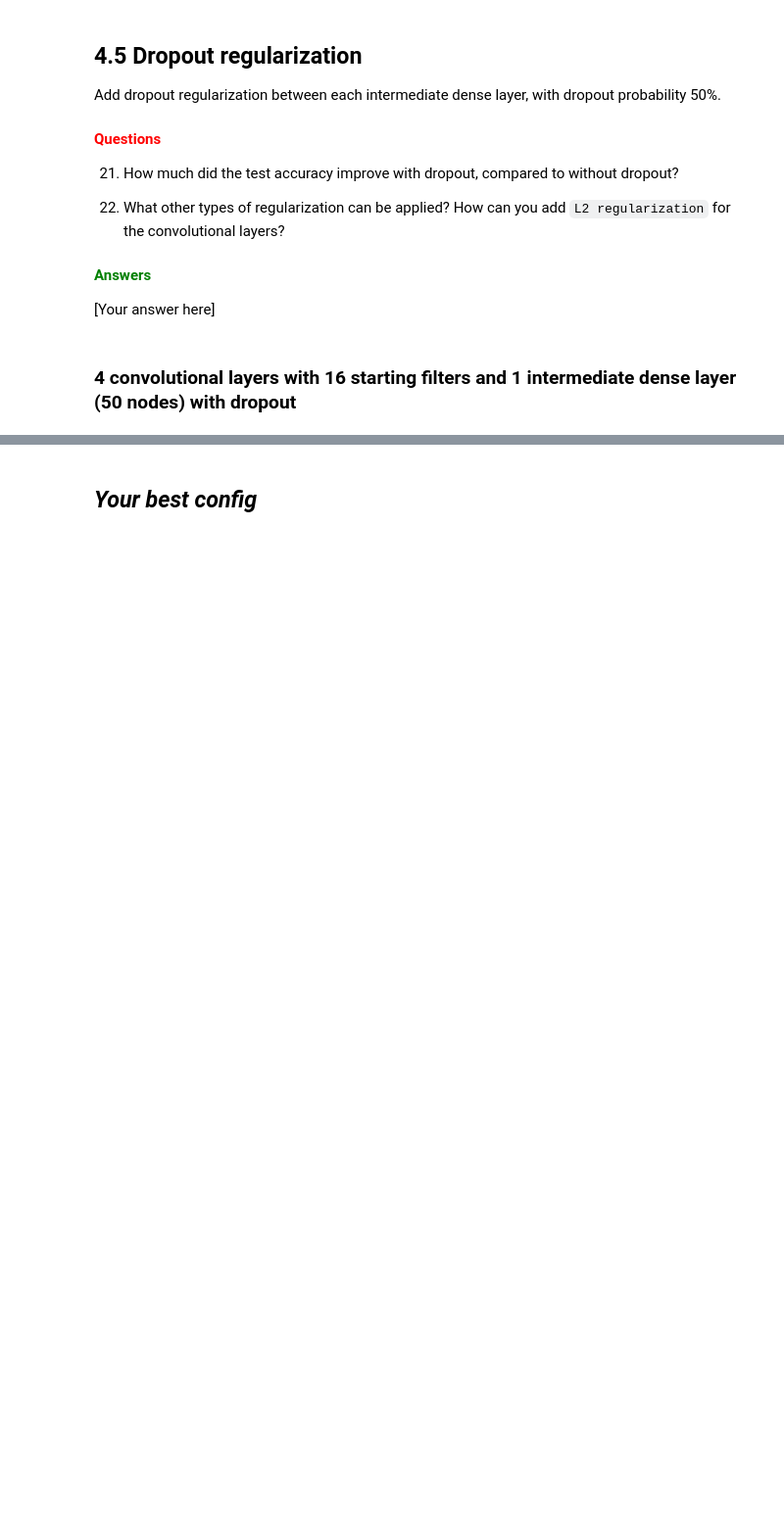
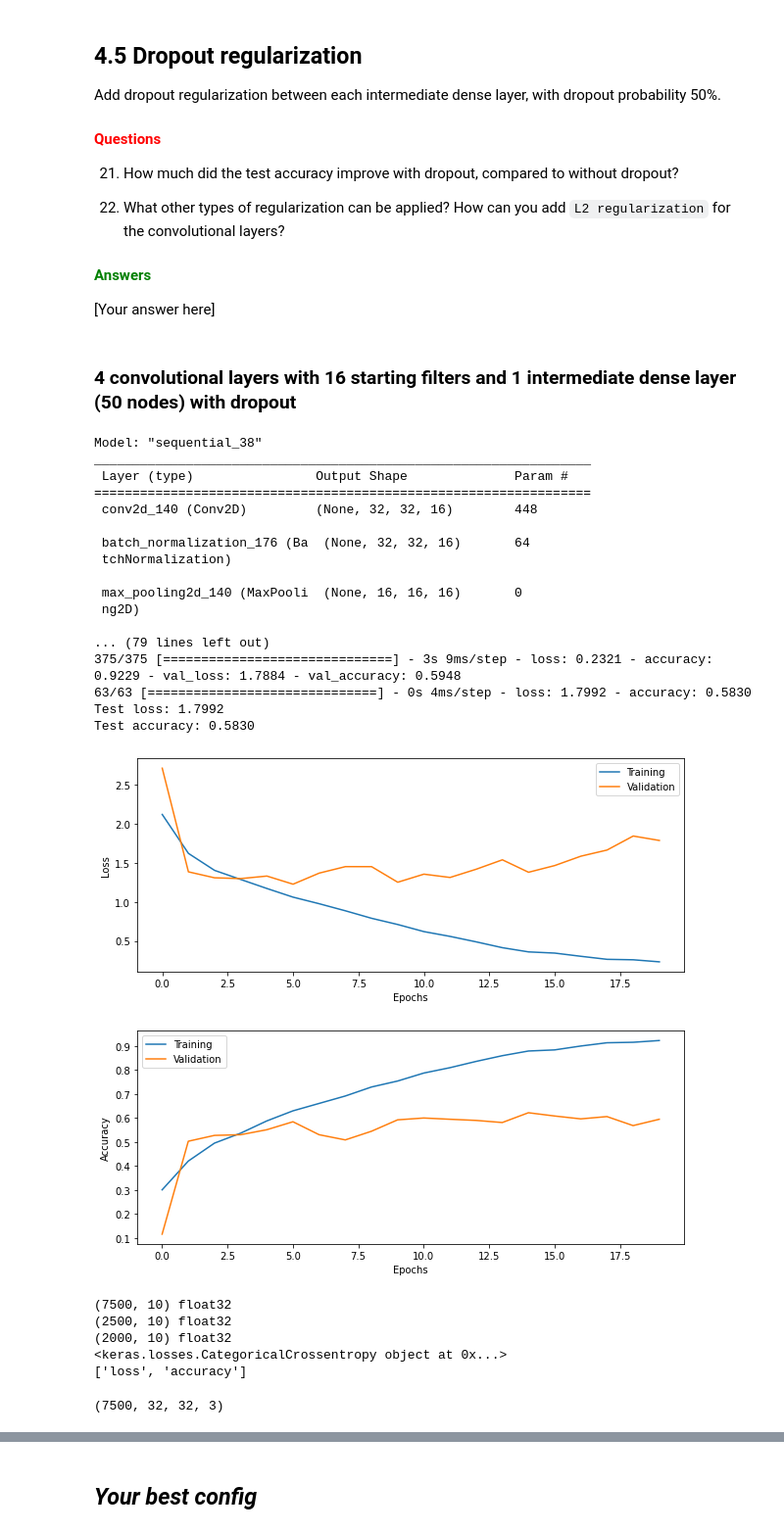
Before and after one commit to njmurov-ux/DLLabs, a Jupyter notebook: Lab 3/CNN_Lab.ipynb, the cells around one changed output, grey strips where cells are left out. Shown at 98% size. Cells and saved outputs as stored; diff of their text form; code cells hidden in the pictures; blank space fills up the shorter version.

```diff
--- a/Lab 3/CNN_Lab.ipynb
+++ b/Lab 3/CNN_Lab.ipynb
@@ -602,28 +692,85 @@ Add dropout regularization between each intermediate dense layer, with dropout p
 # %% [markdown]
 ### 4 convolutional layers with 16 starting filters and 1 intermediate dense layer (50 nodes) with dropout
 # %%
+import importlib
+import utilities
+importlib.reload(utilities)
+from utilities import build_CNN
 # --------------------------------------------
 # === Your code here =========================
 # --------------------------------------------
 
 # Setup some training parameters
-batch_size = ???
-epochs = ???
-input_shape = ???
-learning_rate = ???
+batch_size = 20
+epochs = 20
+input_shape = Xtrain.shape[1:]
+learning_rate = 0.01
 
 # Build and train model
-model3 = ???
+model3 = build_CNN(
+    input_shape=Xtrain.shape[1:],
+    loss=loss,
+    n_conv_layers=4,
+    n_filters=16,
+    n_dense_layers=1,
+    n_nodes=50,
+    optimizer="adam",
+    learning_rate=1e-3,
+    print_summary=True,
+    use_dropout = True,
+    dropout_rate = 0.5
+)
 
 # Train the model using training data and validation data
-history3 = ???
-
+history3 = model3.fit(
+    Xtrain, Ytrain,
+    batch_size=batch_size,
+    epochs=epochs,
+    validation_data=(Xval, Yval),
+    verbose=1
+)
 # Evaluate model on test data
-score = ???
+score = model3.evaluate(Xtest, Ytest, verbose=1)
 
 # ============================================
 
 print('Test loss: %.4f' % score[0])
 print('Test accuracy: %.4f' % score[1])
 
 plot_results(history3)
+# %% [output]
+Model: "sequential_38"
+_________________________________________________________________
+ Layer (type)                Output Shape              Param #
+=================================================================
+ conv2d_140 (Conv2D)         (None, 32, 32, 16)        448
+
+ batch_normalization_176 (Ba  (None, 32, 32, 16)       64
+ tchNormalization)
+
+ max_pooling2d_140 (MaxPooli  (None, 16, 16, 16)       0
+ ng2D)
+
+... (79 lines left out)
+375/375 [==============================] - 3s 9ms/step - loss: 0.2321 - accuracy: 0.9229 - val_loss: 1.7884 - val_accuracy: 0.5948
+63/63 [==============================] - 0s 4ms/step - loss: 1.7992 - accuracy: 0.5830
+Test loss: 1.7992
+Test accuracy: 0.5830
+[figure, added]
+[figure, added]
+# %%
+print(Ytrain.shape, Ytrain.dtype)
+print(Yval.shape, Yval.dtype)
+print(Ytest.shape, Ytest.dtype)
+print(model3.loss)                 # or model.compiled_loss in TF
+print(model3.metrics_names)
+# %% [output]
+(7500, 10) float32
+(2500, 10) float32
+(2000, 10) float32
+<keras.losses.CategoricalCrossentropy object at 0x...>
+['loss', 'accuracy']
+# %%
+Xtrain.shape
+# %% [output]
+(7500, 32, 32, 3)
```
Also changed, not shown: parts of 26 cells of this notebook, 1 other file.
